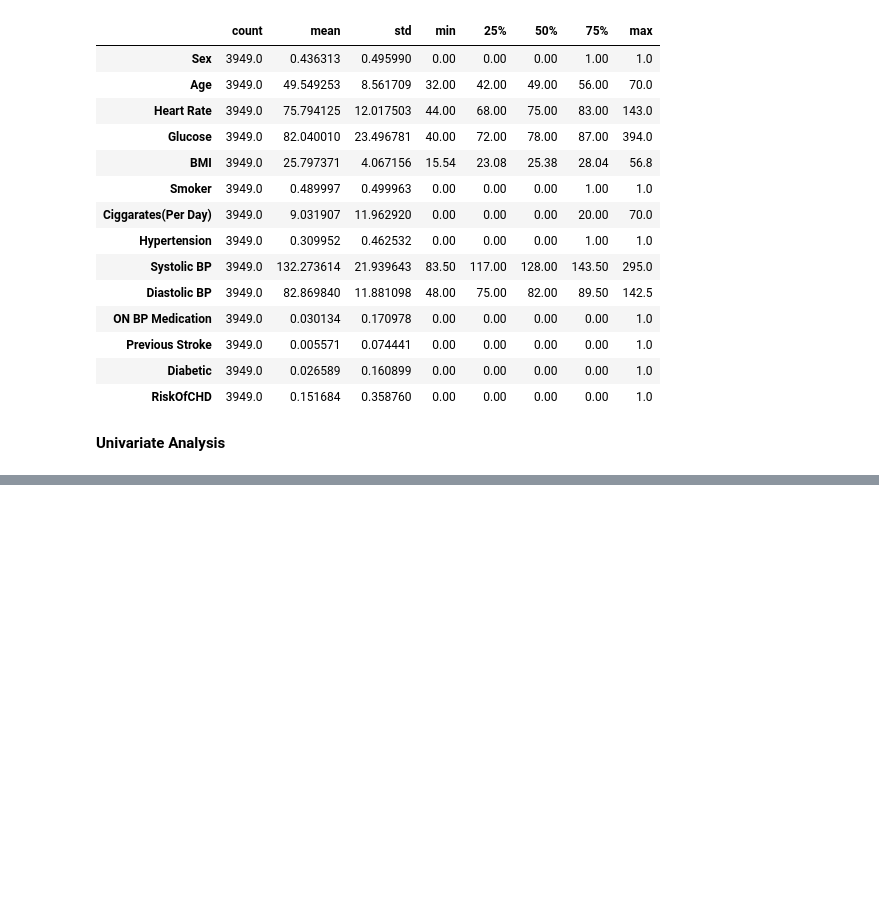
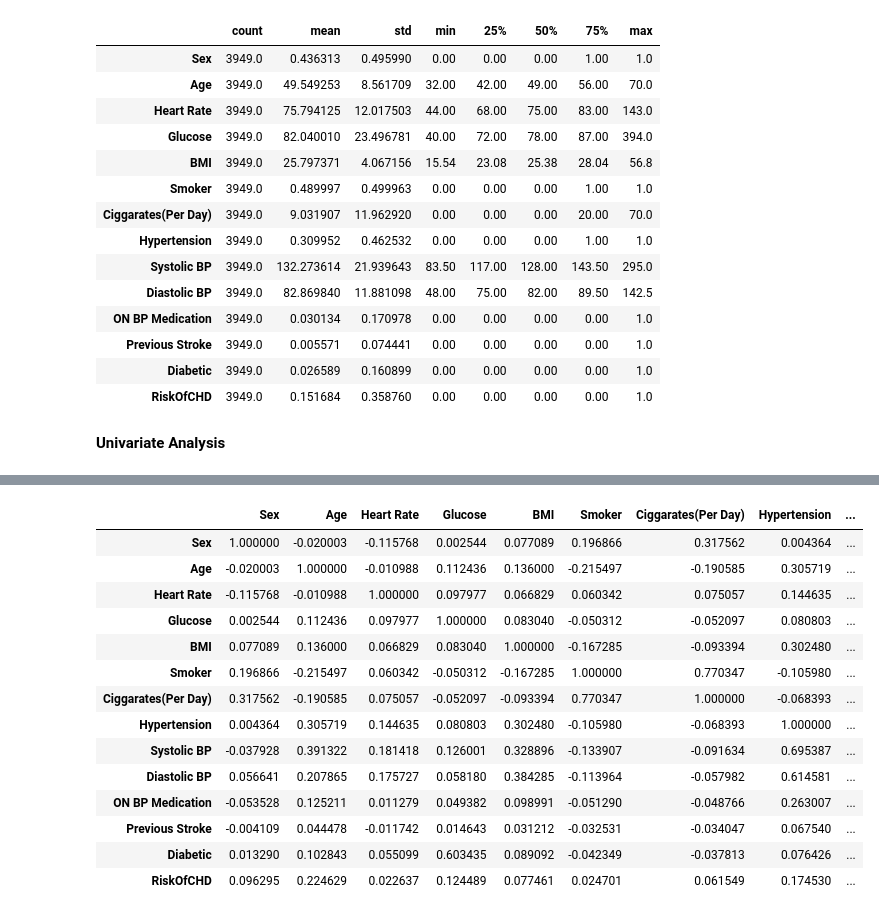
Before and after one commit to karthik-k11/Machine-Learning, a Jupyter notebook: ML/HeartAttack_DT.ipynb, the cells around one changed output, grey strips where cells are left out. Drawn from its saved outputs; the diff is of its cells as text; code cells hidden in the pictures; blank space fills up the shorter version.

```diff
--- a/ML/HeartAttack_DT.ipynb
+++ b/ML/HeartAttack_DT.ipynb
@@ -133,0 +141,19 @@ df1.describe().T
+# %%
+corr= df1.corr()
+corr
+# %% [output]
+|  | Sex | Age | Heart Rate | Glucose | BMI | Smoker | Ciggarates(Per Day) | Hypertension | ... |
+| Sex | 1.000000 | -0.020003 | -0.115768 | 0.002544 | 0.077089 | 0.196866 | 0.317562 | 0.004364 | ... |
+| Age | -0.020003 | 1.000000 | -0.010988 | 0.112436 | 0.136000 | -0.215497 | -0.190585 | 0.305719 | ... |
+| Heart Rate | -0.115768 | -0.010988 | 1.000000 | 0.097977 | 0.066829 | 0.060342 | 0.075057 | 0.144635 | ... |
+| Glucose | 0.002544 | 0.112436 | 0.097977 | 1.000000 | 0.083040 | -0.050312 | -0.052097 | 0.080803 | ... |
+| BMI | 0.077089 | 0.136000 | 0.066829 | 0.083040 | 1.000000 | -0.167285 | -0.093394 | 0.302480 | ... |
+| Smoker | 0.196866 | -0.215497 | 0.060342 | -0.050312 | -0.167285 | 1.000000 | 0.770347 | -0.105980 | ... |
+| Ciggarates(Per Day) | 0.317562 | -0.190585 | 0.075057 | -0.052097 | -0.093394 | 0.770347 | 1.000000 | -0.068393 | ... |
+| Hypertension | 0.004364 | 0.305719 | 0.144635 | 0.080803 | 0.302480 | -0.105980 | -0.068393 | 1.000000 | ... |
+| Systolic BP | -0.037928 | 0.391322 | 0.181418 | 0.126001 | 0.328896 | -0.133907 | -0.091634 | 0.695387 | ... |
+| Diastolic BP | 0.056641 | 0.207865 | 0.175727 | 0.058180 | 0.384285 | -0.113964 | -0.057982 | 0.614581 | ... |
+| ON BP Medication | -0.053528 | 0.125211 | 0.011279 | 0.049382 | 0.098991 | -0.051290 | -0.048766 | 0.263007 | ... |
+| Previous Stroke | -0.004109 | 0.044478 | -0.011742 | 0.014643 | 0.031212 | -0.032531 | -0.034047 | 0.067540 | ... |
+| Diabetic | 0.013290 | 0.102843 | 0.055099 | 0.603435 | 0.089092 | -0.042349 | -0.037813 | 0.076426 | ... |
+| RiskOfCHD | 0.096295 | 0.224629 | 0.022637 | 0.124489 | 0.077461 | 0.024701 | 0.061549 | 0.174530 | ... |
```
Also changed, not shown: parts of 5 cells of this notebook.
